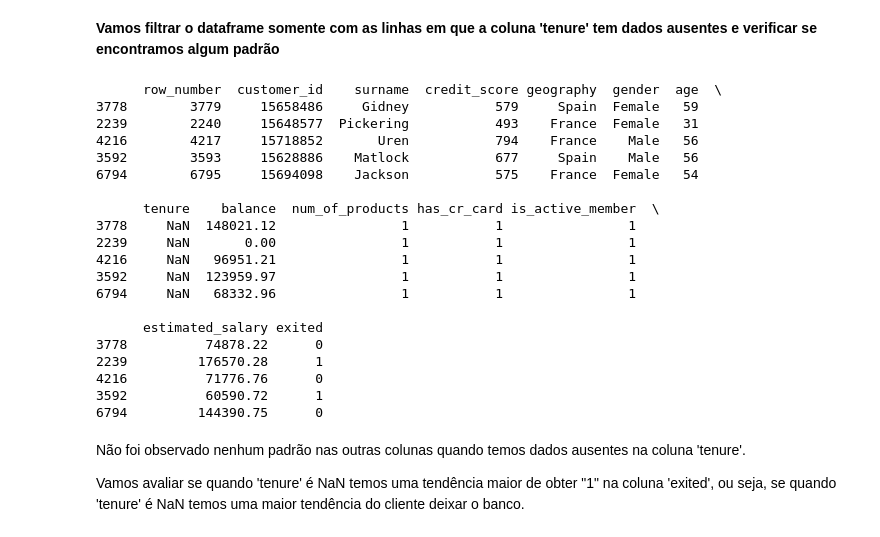
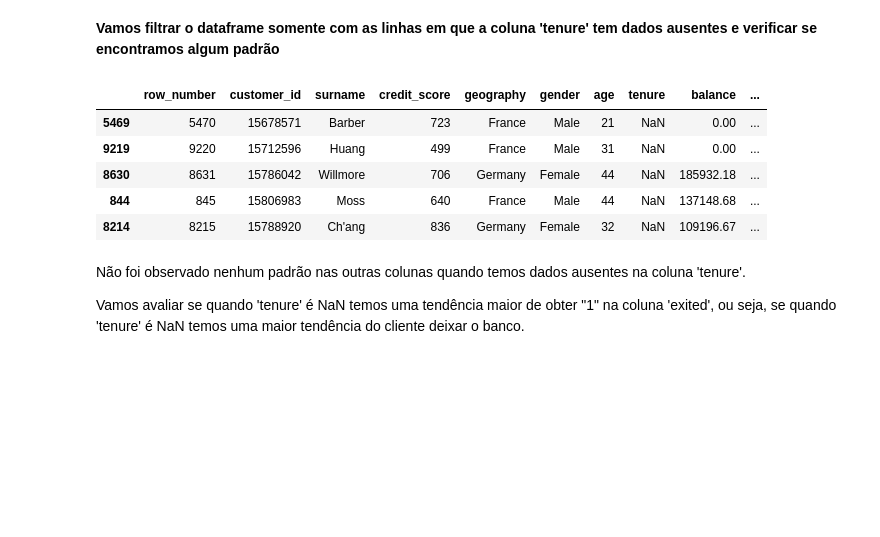
Before and after one commit to Rosental14/Beta_Bank, a Jupyter notebook: projeto_beta_bank.ipynb, the cells around one changed output. Cells and saved outputs as stored; diff of their text form; code cells hidden in the pictures; blank space fills up the shorter version.

```diff
--- a/projeto_beta_bank.ipynb
+++ b/projeto_beta_bank.ipynb
@@ -167,28 +182,14 @@ for element in category_list:
 # %% [markdown]
 **Vamos filtrar o dataframe somente com as linhas em que a coluna 'tenure' tem dados ausentes e verificar se encontramos algum padrão**
 # %%
-print(df[df['tenure'].isna()].sample(5))
+df[df['tenure'].isna()].sample(5)
 # %% [output]
-      row_number  customer_id    surname  credit_score geography  gender  age  \
-3778        3779     15658486     Gidney           579     Spain  Female   59
-2239        2240     15648577  Pickering           493    France  Female   31
-4216        4217     15718852       Uren           794    France    Male   56
-3592        3593     15628886    Matlock           677     Spain    Male   56
-6794        6795     15694098    Jackson           575    France  Female   54
-
-      tenure    balance  num_of_products has_cr_card is_active_member  \
-3778     NaN  148021.12                1           1                1
-2239     NaN       0.00                1           1                1
-4216     NaN   96951.21                1           1                1
-3592     NaN  123959.97                1           1                1
-6794     NaN   68332.96                1           1                1
-
-      estimated_salary exited
-3778          74878.22      0
-2239         176570.28      1
-4216          71776.76      0
-3592          60590.72      1
-6794         144390.75      0
+|  | row_number | customer_id | surname | credit_score | geography | gender | age | tenure | balance | ... |
+| 5469 | 5470 | 15678571 | Barber | 723 | France | Male | 21 | NaN | 0.00 | ... |
+| 9219 | 9220 | 15712596 | Huang | 499 | France | Male | 31 | NaN | 0.00 | ... |
+| 8630 | 8631 | 15786042 | Willmore | 706 | Germany | Female | 44 | NaN | 185932.18 | ... |
+| 844 | 845 | 15806983 | Moss | 640 | France | Male | 44 | NaN | 137148.68 | ... |
+| 8214 | 8215 | 15788920 | Ch'ang | 836 | Germany | Female | 32 | NaN | 109196.67 | ... |
 # %% [markdown]
 Não foi observado nenhum padrão  nas outras colunas quando temos dados ausentes na coluna 'tenure'.
 
```
Also changed, not shown: parts of 24 cells of this notebook, 2 other files.
